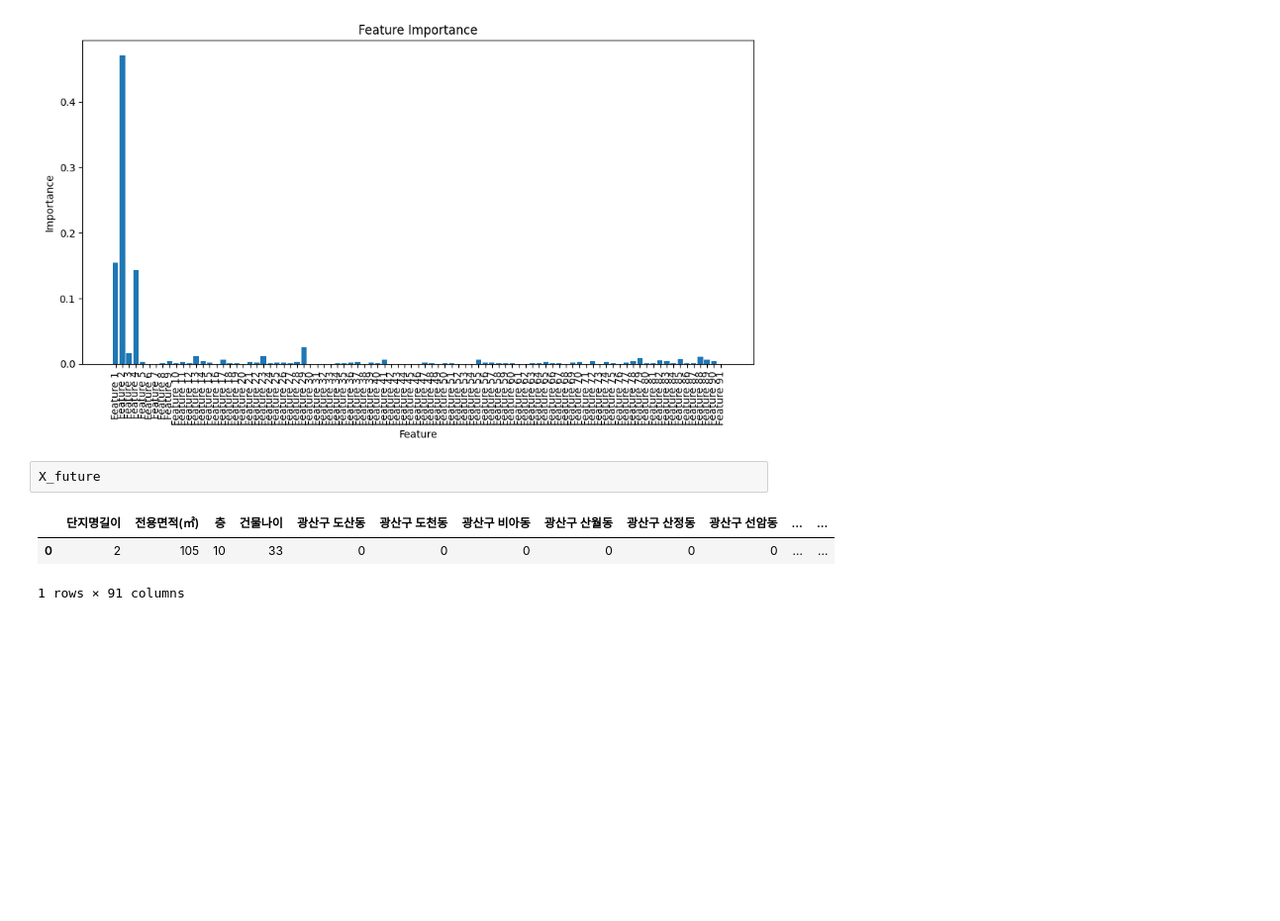
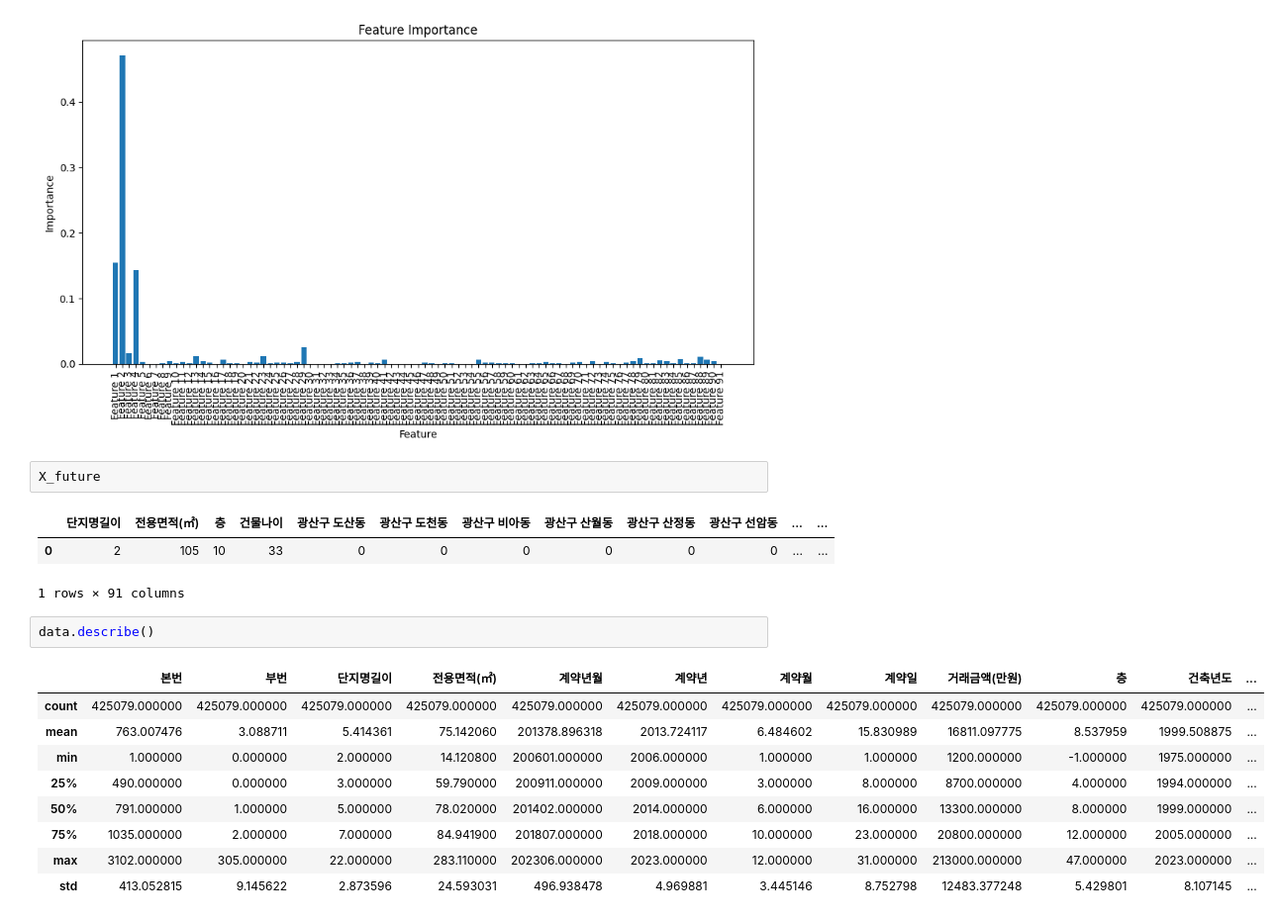
Before and after one commit to 2023-AISCHOOL-APP/araboraGJapt, a Jupyter notebook: byeongmin/결합모델 예측데이터 값 출력.ipynb, the cells around one changed output. Shown at 99% size. Drawn from its saved outputs; the diff is of its cells as text; blank space fills up the shorter version.

```diff
--- a/byeongmin/결합모델 예측데이터 값 출력.ipynb
+++ b/byeongmin/결합모델 예측데이터 값 출력.ipynb
@@ -273,3 +254,15 @@ X_future
 |  | 단지명길이 | 전용면적(㎡) | 층 | 건물나이 | 광산구 도산동 | 광산구 도천동 | 광산구 비아동 | 광산구 산월동 | 광산구 산정동 | 광산구 선암동 | ... | ... |
 | 0 | 2 | 105 | 10 | 33 | 0 | 0 | 0 | 0 | 0 | 0 | ... | ... |
 1 rows × 91 columns
+# %%
+data.describe()
+# %% [output]
+|  | 본번 | 부번 | 단지명길이 | 전용면적(㎡) | 계약년월 | 계약년 | 계약월 | 계약일 | 거래금액(만원) | 층 | 건축년도 | ... |
+| count | 425079.000000 | 425079.000000 | 425079.000000 | 425079.000000 | 425079.000000 | 425079.000000 | 425079.000000 | 425079.000000 | 425079.000000 | 425079.000000 | 425079.000000 | ... |
+| mean | 763.007476 | 3.088711 | 5.414361 | 75.142060 | 201378.896318 | 2013.724117 | 6.484602 | 15.830989 | 16811.097775 | 8.537959 | 1999.508875 | ... |
+| min | 1.000000 | 0.000000 | 2.000000 | 14.120800 | 200601.000000 | 2006.000000 | 1.000000 | 1.000000 | 1200.000000 | -1.000000 | 1975.000000 | ... |
+| 25% | 490.000000 | 0.000000 | 3.000000 | 59.790000 | 200911.000000 | 2009.000000 | 3.000000 | 8.000000 | 8700.000000 | 4.000000 | 1994.000000 | ... |
+| 50% | 791.000000 | 1.000000 | 5.000000 | 78.020000 | 201402.000000 | 2014.000000 | 6.000000 | 16.000000 | 13300.000000 | 8.000000 | 1999.000000 | ... |
+| 75% | 1035.000000 | 2.000000 | 7.000000 | 84.941900 | 201807.000000 | 2018.000000 | 10.000000 | 23.000000 | 20800.000000 | 12.000000 | 2005.000000 | ... |
+| max | 3102.000000 | 305.000000 | 22.000000 | 283.110000 | 202306.000000 | 2023.000000 | 12.000000 | 31.000000 | 213000.000000 | 47.000000 | 2023.000000 | ... |
+| std | 413.052815 | 9.145622 | 2.873596 | 24.593031 | 496.938478 | 4.969881 | 3.445146 | 8.752798 | 12483.377248 | 5.429801 | 8.107145 | ... |
```
Also changed, not shown: parts of 11 cells of this notebook.
